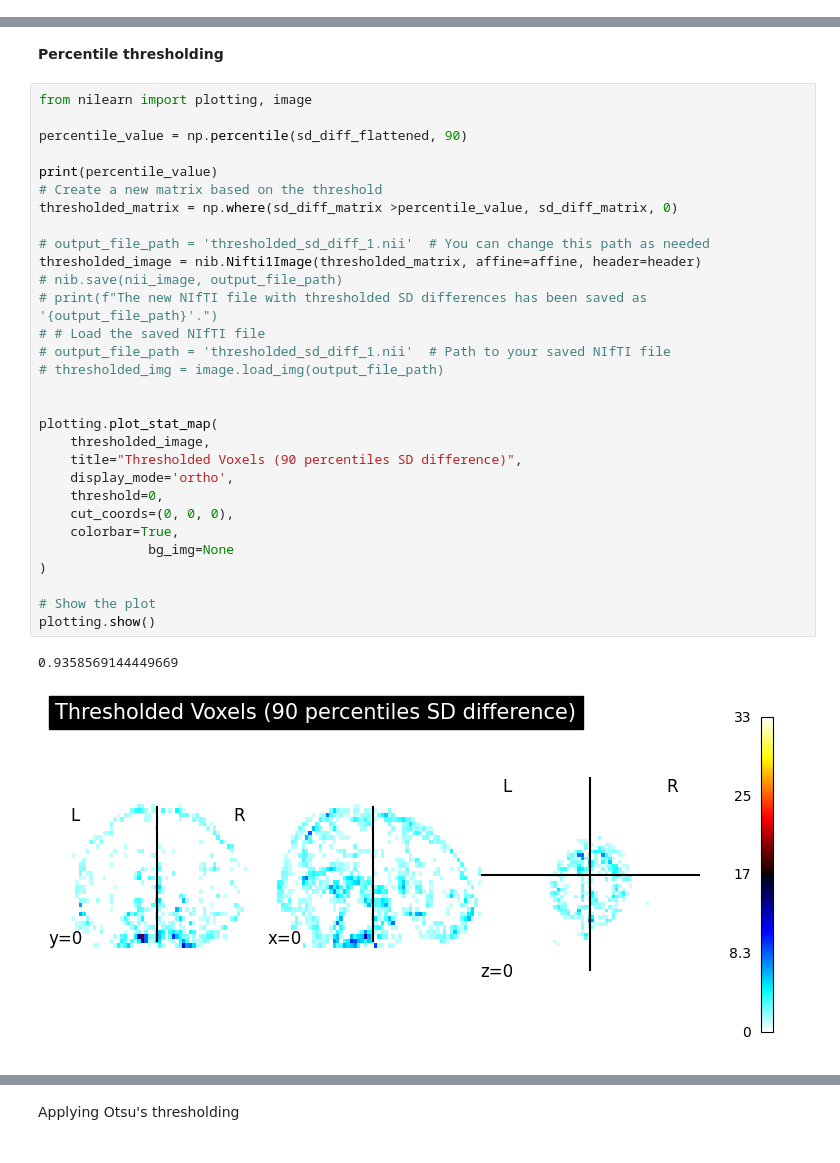
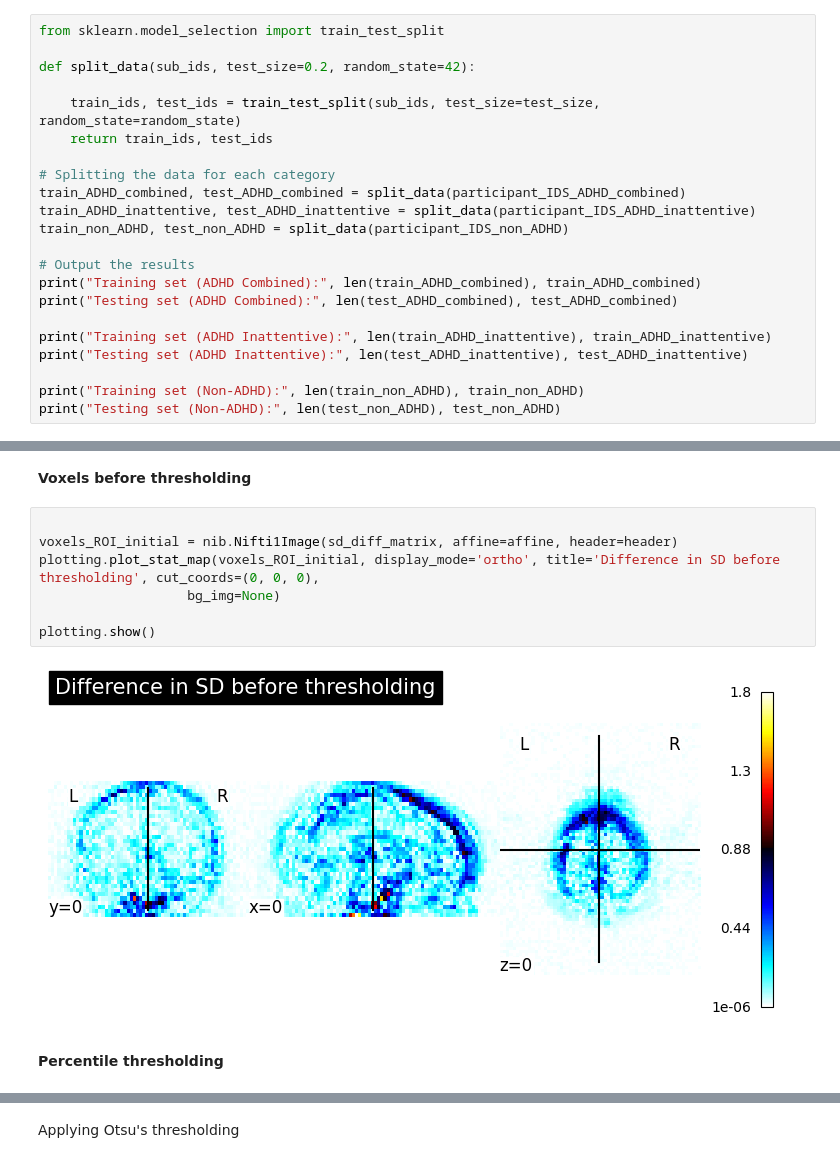
Before and after one commit to Bikesh14/FunctionalNeuroimaging-ADHD, a Jupyter notebook: main.ipynb, the cells around one changed output, grey strips where cells are left out. Cells and saved outputs as stored; diff of their text form.

```diff
--- a/main.ipynb
+++ b/main.ipynb
@@ -111,0 +163,22 @@ Standard deviation data has been written to voxel_standard_deviation_comparison.
+# %%
+from sklearn.model_selection import train_test_split
+
+def split_data(sub_ids, test_size=0.2, random_state=42):
+
+    train_ids, test_ids = train_test_split(sub_ids, test_size=test_size, random_state=random_state)
+    return train_ids, test_ids
+
+# Splitting the data for each category
+train_ADHD_combined, test_ADHD_combined = split_data(participant_IDS_ADHD_combined)
+train_ADHD_inattentive, test_ADHD_inattentive = split_data(participant_IDS_ADHD_inattentive)
+train_non_ADHD, test_non_ADHD = split_data(participant_IDS_non_ADHD)
+
+# Output the results
+print("Training set (ADHD Combined):", len(train_ADHD_combined), train_ADHD_combined)
+print("Testing set (ADHD Combined):", len(test_ADHD_combined), test_ADHD_combined)
+
+print("Training set (ADHD Inattentive):", len(train_ADHD_inattentive), train_ADHD_inattentive)
+print("Testing set (ADHD Inattentive):", len(test_ADHD_inattentive), test_ADHD_inattentive)
+
+print("Training set (Non-ADHD):", len(train_non_ADHD), train_non_ADHD)
+print("Testing set (Non-ADHD):", len(test_non_ADHD), test_non_ADHD)
@@ -158,35 +366,13 @@ This will become an error in seaborn v0.14.0; please update your code.
+# %% [markdown]
+**Voxels before thresholding**
+# %%
+
+voxels_ROI_initial = nib.Nifti1Image(sd_diff_matrix, affine=affine, header=header)
+plotting.plot_stat_map(voxels_ROI_initial, display_mode='ortho', title='Difference in SD before thresholding', cut_coords=(0, 0, 0),
+                   bg_img=None)
+
+plotting.show()
+# %% [output]
+[figure, added]
 # %% [markdown]
 **Percentile thresholding**
-# %%
-from nilearn import plotting, image
-
-percentile_value = np.percentile(sd_diff_flattened, 90)
-
-print(percentile_value)
-# Create a new matrix based on the threshold
-thresholded_matrix = np.where(sd_diff_matrix >percentile_value, sd_diff_matrix, 0)
-
-# output_file_path = 'thresholded_sd_diff_1.nii'  # You can change this path as needed
-thresholded_image = nib.Nifti1Image(thresholded_matrix, affine=affine, header=header)
-# nib.save(nii_image, output_file_path)
-# print(f"The new NIfTI file with thresholded SD differences has been saved as '{output_file_path}'.")
-# # Load the saved NIfTI file
-# output_file_path = 'thresholded_sd_diff_1.nii'  # Path to your saved NIfTI file
-# thresholded_img = image.load_img(output_file_path)
-
-
-plotting.plot_stat_map(
-    thresholded_image,
-    title="Thresholded Voxels (90 percentiles SD difference)",
-    display_mode='ortho',
-    threshold=0,
-    cut_coords=(0, 0, 0),
-    colorbar=True,
-              bg_img=None
-)
-
-# Show the plot
-plotting.show()
-# %% [output]
-0.9358569144449669
-[figure, removed]
```
Also changed, not shown: parts of 29 cells of this notebook.
